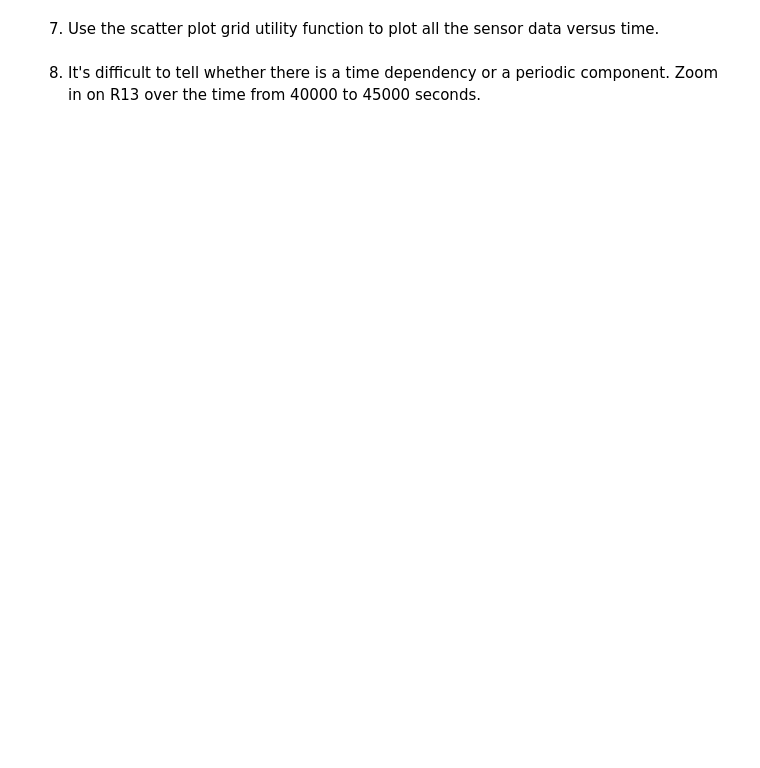
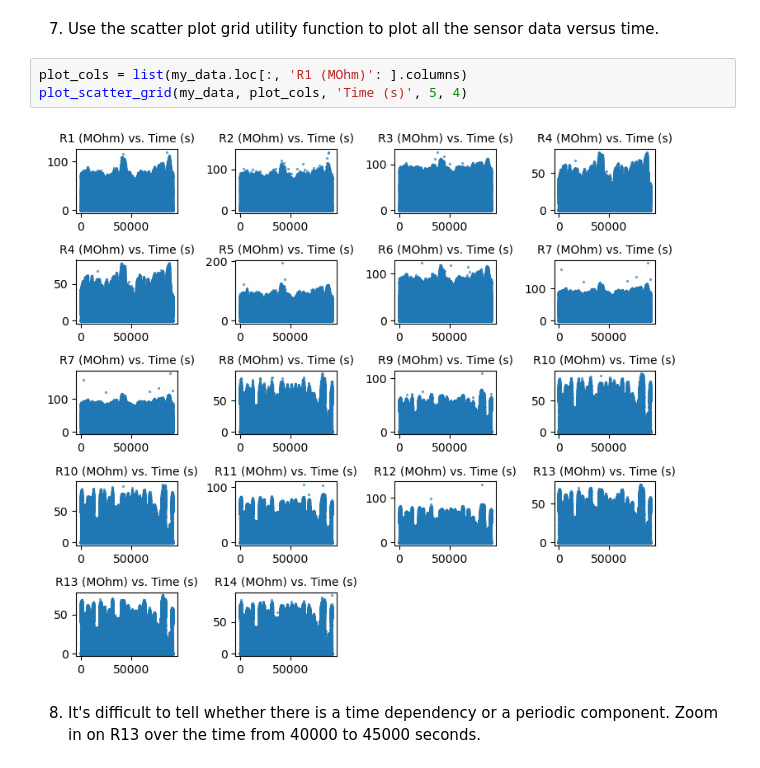
Before and after one commit to mlhudson1/CIDM4310-70_Pandas, a Jupyter notebook: Chapter11_Activity_11.01.ipynb, the cells around one changed output. Cells and saved outputs as stored; diff of their text form; blank space fills up the shorter version.

```diff
--- a/Chapter11_Activity_11.01.ipynb
+++ b/Chapter11_Activity_11.01.ipynb
@@ -25,4 +106,9 @@ import seaborn as sns
 # %% [markdown]
 7. Use the scatter plot grid utility function to plot all the sensor data versus time.
+# %%
+plot_cols = list(my_data.loc[:, 'R1 (MOhm)': ].columns)
+plot_scatter_grid(my_data, plot_cols, 'Time (s)', 5, 4)
+# %% [output]
+[figure, added]
 # %% [markdown]
 8. It's difficult to tell whether there is a time dependency or a periodic component. Zoom in on R13 over the time from 40000 to 45000 seconds.
```
Also changed, not shown: parts of 13 cells of this notebook.
